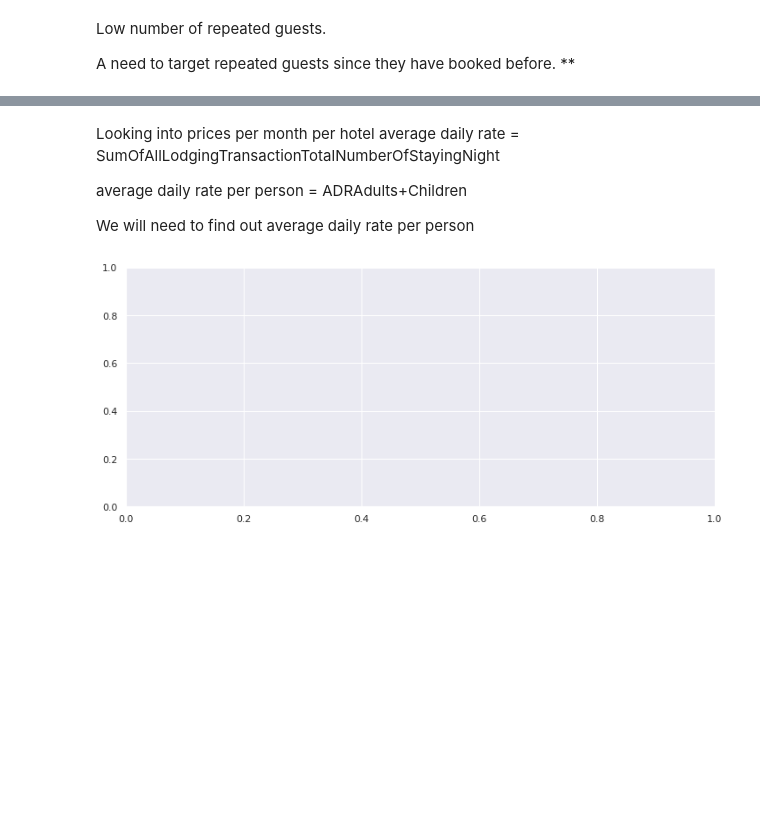
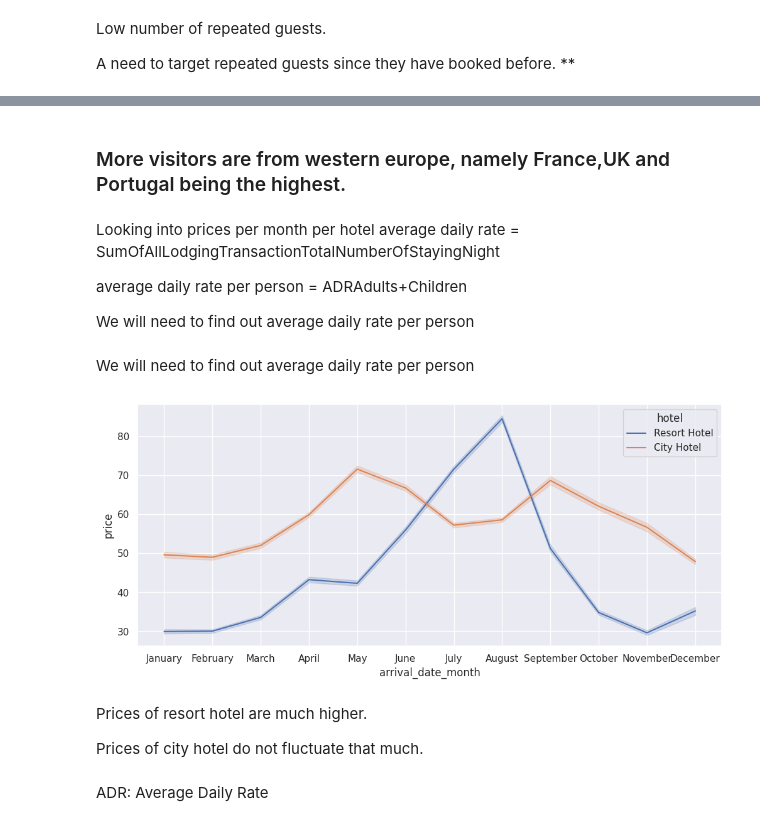
Before and after one commit to dhrisandamedhi/Hotel_booking, a Jupyter notebook: hotel_booking.ipynb, the cells around one changed output, grey strips where cells are left out. Saved outputs shown, nothing was run; the diff lists cells and outputs as text; code cells hidden in the pictures; blank space fills up the shorter version.

```diff
--- a/hotel_booking.ipynb
+++ b/hotel_booking.ipynb
@@ -259,3 +366,0 @@ We notice that there is an outlier in adr, so we will remove that for better sca
-# %%
-hotel.drop(hotel[hotel['adr'] > 5000].index, inplace = True)
-# df.drop('a', inplace=True, axis=1)
@@ -405,9 +629,9 @@ We can see 72% visitors checked out and 26% bookings were canceled
 # %%
 # Enlarging the pie chart
-plt.rcParams['figure.figsize'] = 8,8
+plt.rcParams['figure.figsize'] = 6,6
 
 # Indexing labels. tolist() will convert the index to list for easy manipulation
-labels = ['cancle','not_cancle']
+labels = ['not_cancle','cancle']
 
 # Convert value counts to list
 sizes = hotel['is_canceled'].value_counts().tolist()
@@ -456,0 +690,6 @@ We can see most of the bookings were in the year 2016 and bookings were doine in
+# %%
+reindex = ['January', 'February','March','April','May','June','July','August','September','October','November','December']
+hotel['arrival_date_month'] = pd.Categorical(hotel['arrival_date_month'],categories=reindex,ordered=True)
+plt.figure(figsize = (12,8))
+sns.boxplot(x = hotel['arrival_date_month'],y = hotel['adr'])
+plt.show()
@@ -506,2 +767,11 @@ plt.show()
 # %% [markdown]
 Adults who were 2 in number are more and preferred city hotel rather than resort hotel, infact more than half the visitors even canceled the bookings
+# %%
+fig, axes = plt.subplots(1, 2, figsize=(18, 8))
+
+grp_by_room = hotel.groupby('assigned_room_type')
+hotel['Num_of_bookings'] = grp_by_room.size()
+
+sns.countplot(ax = axes[0], x = hotel['assigned_room_type'])
+sns.boxplot(ax = axes[1], x = hotel['assigned_room_type'], y = hotel['adr'])
+plt.show()
@@ -564,3 +1006,5 @@ A need to target repeated guests since they have booked before. **
+# %% [markdown]
+### More visitors are from western europe, namely France,UK and Portugal being the highest.
 # %% [markdown]
 Looking into prices per month per hotel
 average daily rate =  SumOfAllLodgingTransactionTotalNumberOfStayingNight
@@ -568,15 +1012,24 @@ average daily rate =  SumOfAllLodgingTransactionTotalNumberOfStayingNight
 average daily rate per person =  ADRAdults+Children
 
 We will need to find out average daily rate per person
+# %% [markdown]
+We will need to find out average daily rate per person
 # %%
 # Resizing plot
 plt.figure(figsize=(12,5))
 
-# Calculating average daily rate per person
-hotel['adr_pp'] = hotel['adr'] / hotel['total_members']
-actual_guests = hotel.loc[hotel["is_canceled"] == '0']
-actual_guests['price'] = actual_guests['adr'] * (actual_guests['stays_in_weekend_nights'] + actual_guests['stays_in_week_nights'])
-sns.lineplot(data = actual_guests, x = 'arrival_date_month', y = 'price', hue = 'hotel')
+# # Calculating average daily rate per person
+# hotel['adr_pp'] = hotel['adr'] / (hotel['adults'] + hotel['children'])
+# actual_guests = hotel.loc[hotel["is_canceled"] == '0']
+
+hotel['price'] = hotel['adr'] /hotel['total_members']
+sns.lineplot(data = hotel, x = 'arrival_date_month', y = 'price', hue = 'hotel')
 plt.show()
 # %% [output]
-[figure, old version]
+[figure, new version]
+# %% [markdown]
+Prices of resort hotel are much higher.
+
+Prices of city hotel do not fluctuate that much.
+# %% [markdown]
+ADR: Average Daily Rate
```
Also changed, not shown: parts of 177 cells of this notebook.
